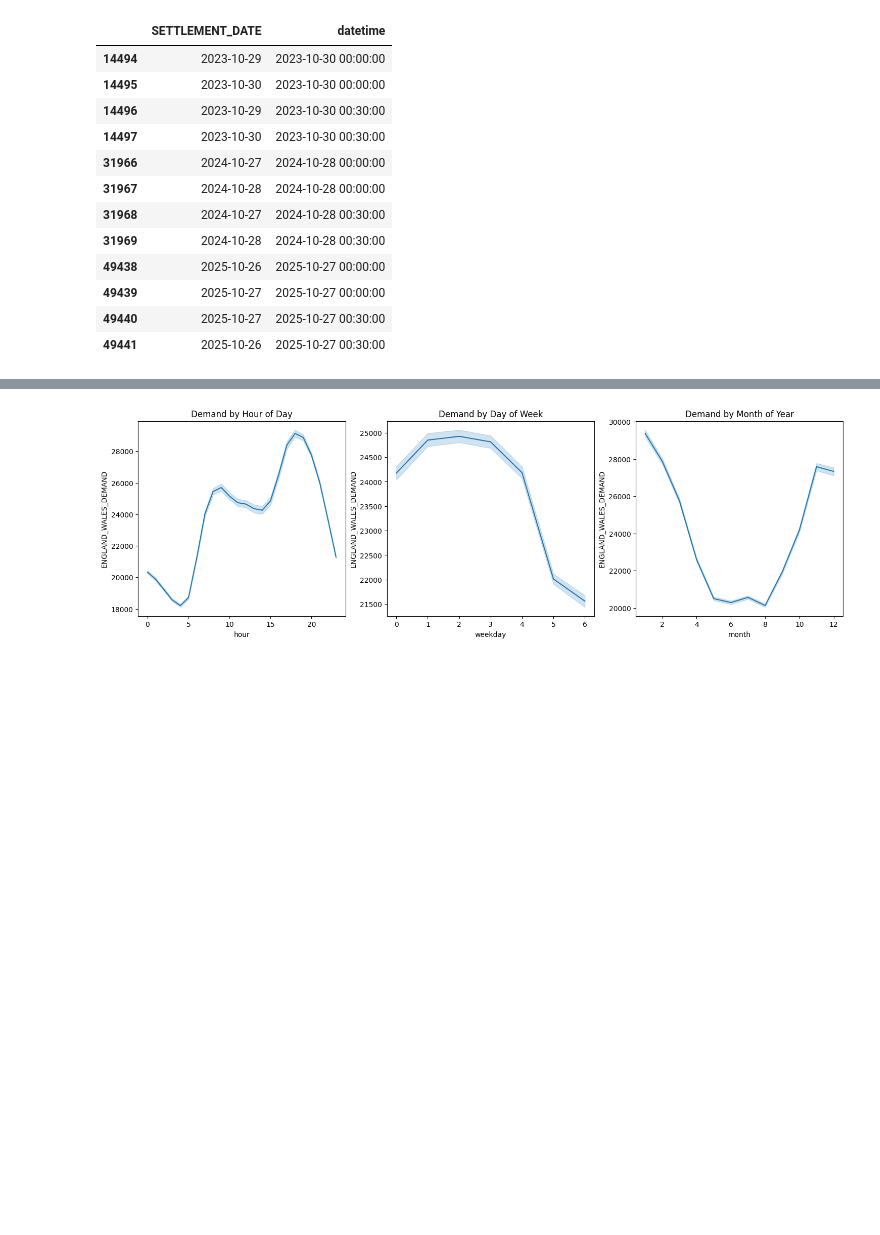
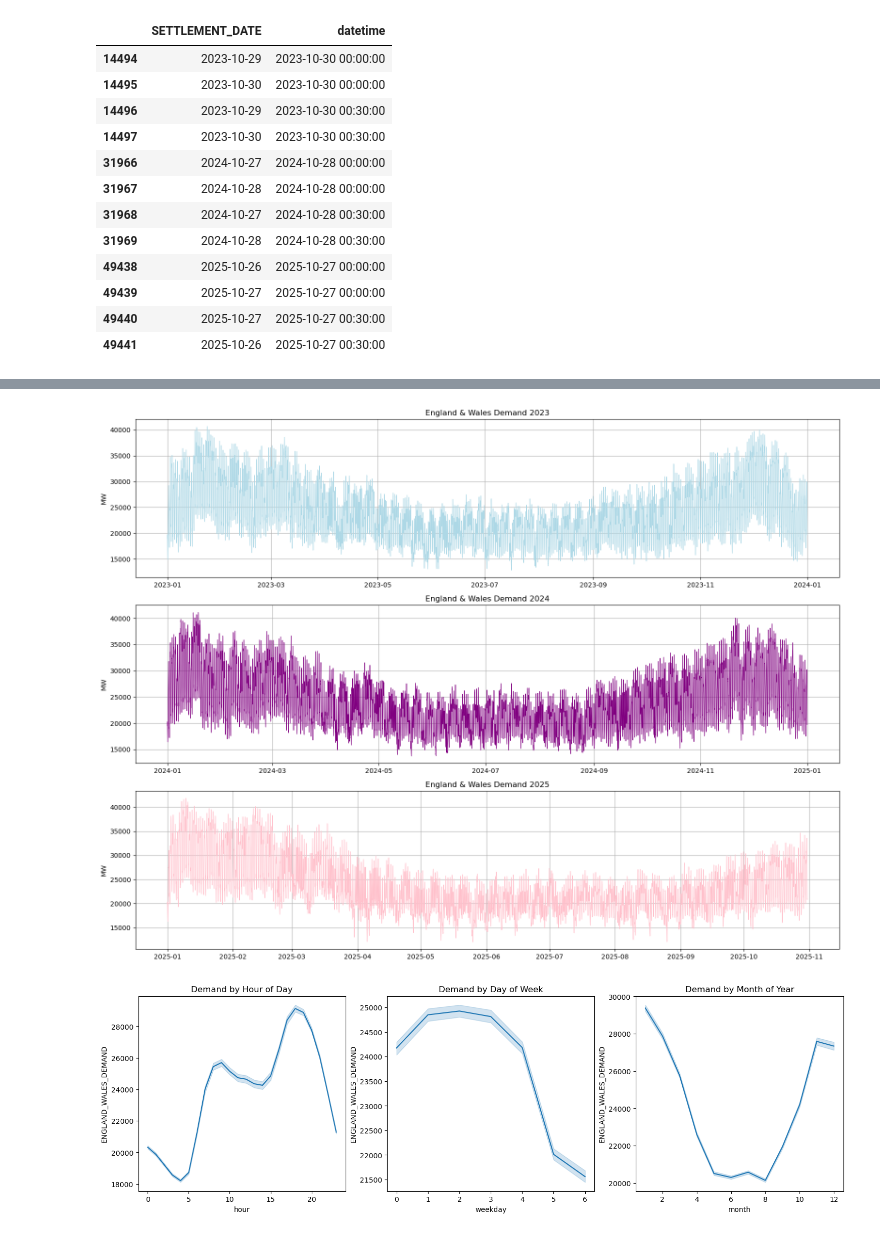
Before and after one commit to ocx-1129/ml_assignment, a Jupyter notebook: energyPred.ipynb, the cells around one changed output, grey strips where cells are left out. Saved outputs shown, nothing was run; the diff lists cells and outputs as text; code cells hidden in the pictures; blank space fills up the shorter version.

```diff
--- a/energyPred.ipynb
+++ b/energyPred.ipynb
@@ -139,6 +181,40 @@ Index: []
 # line chart of demand over full time period
 # ENGLAND_WALES_DEMAND vs datetime
 # to identify overall trends(is demand rising/falling), seasonal patterns(daily/weekly/annual cycles), anomalies(spikes/drops)
+# %%
+import matplotlib.pyplot as plt
+
+df_2023=df[df['datetime'].dt.year==2023]
+df_2024=df[df['datetime'].dt.year==2024]
+df_2025=df[df['datetime'].dt.year==2025]
+
+fig,axes=plt.subplots(3,1,figsize=(16,12))
+
+#2023
+axes[0].plot(df_2023['datetime'],df_2023['ENGLAND_WALES_DEMAND'],color='lightblue', linewidth=0.8)
+axes[0].set_title('England & Wales Demand 2023')
+axes[0].set_xlabel('')
+axes[0].set_ylabel('MW')
+axes[0].grid(True)
+
+#2024
+axes[1].plot(df_2024['datetime'],df_2024['ENGLAND_WALES_DEMAND'],color='purple', linewidth=0.8)
+axes[1].set_title('England & Wales Demand 2024')
+axes[1].set_xlabel('')
+axes[1].set_ylabel('MW')
+axes[1].grid(True)
+
+#2025
+axes[2].plot(df_2025['datetime'],df_2025['ENGLAND_WALES_DEMAND'],color='pink', linewidth=0.8)
+axes[2].set_title('England & Wales Demand 2025')
+axes[2].set_xlabel('')
+axes[2].set_ylabel('MW')
+axes[2].grid(True)
+
+plt.tight_layout()
+plt.show()
+# %% [output]
+[figure, added]
 # %%
 # 5. plot seasonal patterns
 # demand by time of day
```
Also changed, not shown: parts of 6 cells of this notebook.
